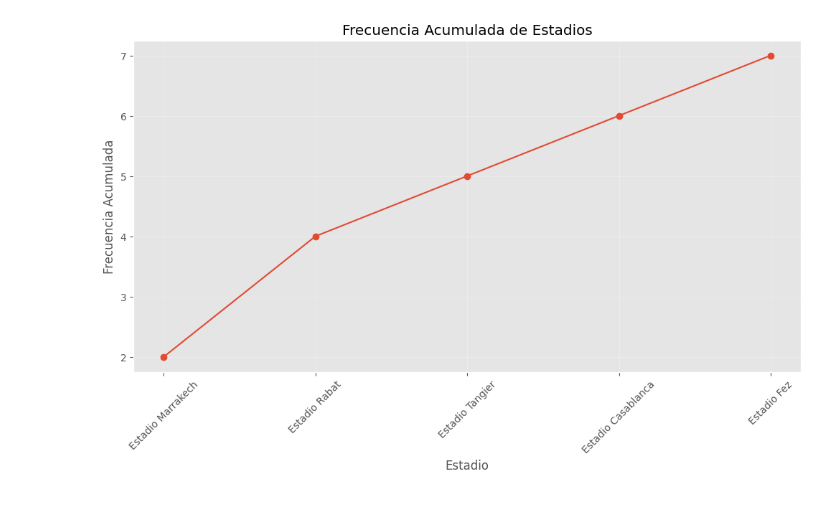
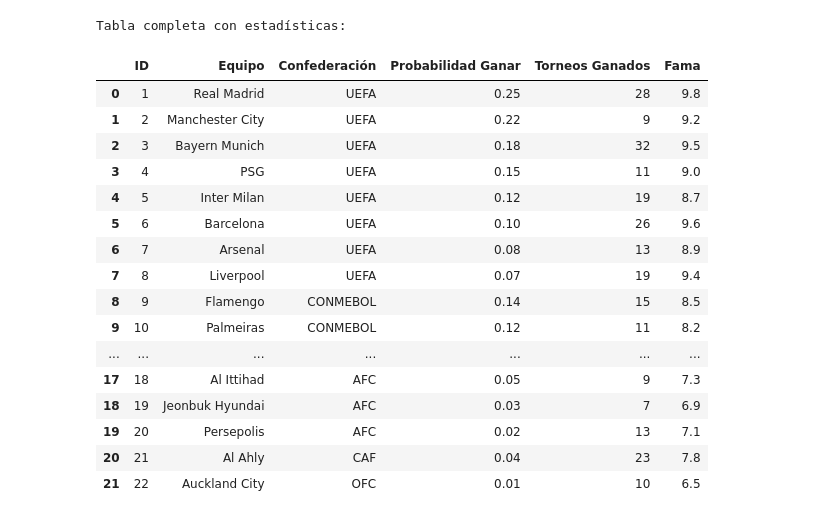
Before and after one commit to FerGonzaga/Act2_TabFrec, a Jupyter notebook: Edwin_Tabla_Cualitativa.ipynb, the cells around one changed output. Saved outputs shown, nothing was run; the diff lists cells and outputs as text; code cells hidden in the pictures.

Commit message:
se restauraron los datos

```diff
--- a/Edwin_Tabla_Cualitativa.ipynb
+++ b/Edwin_Tabla_Cualitativa.ipynb
@@ -101,12 +1,63 @@ plt.show()
-# %%
-freq_acum = df['Estadio'].value_counts().cumsum()
-plt.figure(figsize=(12, 6))
-plt.plot(freq_acum.index, freq_acum.values, marker='o', linestyle='-')
-plt.title('Frecuencia Acumulada de Estadios')
-plt.xlabel('Estadio')
-plt.ylabel('Frecuencia Acumulada')
-plt.xticks(rotation=45)
-plt.grid(True, alpha=0.3)
-plt.show()
-# %% [output]
-[figure, removed]
+# %%
+import pandas as pd
+import numpy as np
+
+# Datos actualizados con estadísticas adicionales
+data = [
+    # UEFA (Europa) - 8 equipos
+    {'ID': 1, 'Equipo': 'Real Madrid', 'Confederación': 'UEFA', 'Probabilidad Ganar': 0.25, 'Torneos Ganados': 28, 'Fama': 9.8},
+    {'ID': 2, 'Equipo': 'Manchester City', 'Confederación': 'UEFA', 'Probabilidad Ganar': 0.22, 'Torneos Ganados': 9, 'Fama': 9.2},
+    {'ID': 3, 'Equipo': 'Bayern Munich', 'Confederación': 'UEFA', 'Probabilidad Ganar': 0.18, 'Torneos Ganados': 32, 'Fama': 9.5},
+    {'ID': 4, 'Equipo': 'PSG', 'Confederación': 'UEFA', 'Probabilidad Ganar': 0.15, 'Torneos Ganados': 11, 'Fama': 9.0},
+    {'ID': 5, 'Equipo': 'Inter Milan', 'Confederación': 'UEFA', 'Probabilidad Ganar': 0.12, 'Torneos Ganados': 19, 'Fama': 8.7},
+    {'ID': 6, 'Equipo': 'Barcelona', 'Confederación': 'UEFA', 'Probabilidad Ganar': 0.10, 'Torneos Ganados': 26, 'Fama': 9.6},
+    {'ID': 7, 'Equipo': 'Arsenal', 'Confederación': 'UEFA', 'Probabilidad Ganar': 0.08, 'Torneos Ganados': 13, 'Fama': 8.9},
+    {'ID': 8, 'Equipo': 'Liverpool', 'Confederación': 'UEFA', 'Probabilidad Ganar': 0.07, 'Torneos Ganados': 19, 'Fama': 9.4},
+
+    # CONMEBOL (Sudamérica) - 4 equipos
+    {'ID': 9, 'Equipo': 'Flamengo', 'Confederación': 'CONMEBOL', 'Probabilidad Ganar': 0.14, 'Torneos Ganados': 15, 'Fama': 8.5},
+    {'ID': 10, 'Equipo': 'Palmeiras', 'Confederación': 'CONMEBOL', 'Probabilidad Ganar': 0.12, 'Torneos Ganados': 11, 'Fama': 8.2},
+    {'ID': 11, 'Equipo': 'River Plate', 'Confederación': 'CONMEBOL', 'Probabilidad Ganar': 0.10, 'Torneos Ganados': 18, 'Fama': 8.7},
+    {'ID': 12, 'Equipo': 'Boca Juniors', 'Confederación': 'CONMEBOL', 'Probabilidad Ganar': 0.09, 'Torneos Ganados': 22, 'Fama': 8.8},
+
+    # CONCACAF (Norteamérica) - 3 equipos
+    {'ID': 13, 'Equipo': 'Seattle Sounders', 'Confederación': 'CONCACAF', 'Probabilidad Ganar': 0.05, 'Torneos Ganados': 2, 'Fama': 7.0},
+    {'ID': 14, 'Equipo': 'León', 'Confederación': 'CONCACAF', 'Probabilidad Ganar': 0.04, 'Torneos Ganados': 8, 'Fama': 6.8},
+    {'ID': 15, 'Equipo': 'LAFC', 'Confederación': 'CONCACAF', 'Probabilidad Ganar': 0.03, 'Torneos Ganados': 1, 'Fama': 7.2},
+
+    # AFC (Asia) - 5 equipos
+    {'ID': 16, 'Equipo': 'Al Hilal', 'Confederación': 'AFC', 'Probabilidad Ganar': 0.06, 'Torneos Ganados': 17, 'Fama': 7.5},
+    {'ID': 17, 'Equipo': 'Urawa Red Diamonds', 'Confederación': 'AFC', 'Probabilidad Ganar': 0.04, 'Torneos Ganados': 8, 'Fama': 7.0},
+    {'ID': 18, 'Equipo': 'Al Ittihad', 'Confederación': 'AFC', 'Probabilidad Ganar': 0.05, 'Torneos Ganados': 9, 'Fama': 7.3},
+    {'ID': 19, 'Equipo': 'Jeonbuk Hyundai', 'Confederación': 'AFC', 'Probabilidad Ganar': 0.03, 'Torneos Ganados': 7, 'Fama': 6.9},
+    {'ID': 20, 'Equipo': 'Persepolis', 'Confederación': 'AFC', 'Probabilidad Ganar': 0.02, 'Torneos Ganados': 13, 'Fama': 7.1},
+
+    # CAF (África) - 1 equipo
+    {'ID': 21, 'Equipo': 'Al Ahly', 'Confederación': 'CAF', 'Probabilidad Ganar': 0.04, 'Torneos Ganados': 23, 'Fama': 7.8},
+
+    # OFC (Oceanía) - 1 equipo
+    {'ID': 22, 'Equipo': 'Auckland City', 'Confederación': 'OFC', 'Probabilidad Ganar': 0.01, 'Torneos Ganados': 10, 'Fama': 6.5}
+]
+
+df = pd.DataFrame(data)
+print("Tabla completa con estadísticas:")
+display(df)
+# %% [output]
+Tabla completa con estadísticas:
+|  | ID | Equipo | Confederación | Probabilidad Ganar | Torneos Ganados | Fama |
+| 0 | 1 | Real Madrid | UEFA | 0.25 | 28 | 9.8 |
+| 1 | 2 | Manchester City | UEFA | 0.22 | 9 | 9.2 |
+| 2 | 3 | Bayern Munich | UEFA | 0.18 | 32 | 9.5 |
+| 3 | 4 | PSG | UEFA | 0.15 | 11 | 9.0 |
+| 4 | 5 | Inter Milan | UEFA | 0.12 | 19 | 8.7 |
+| 5 | 6 | Barcelona | UEFA | 0.10 | 26 | 9.6 |
+| 6 | 7 | Arsenal | UEFA | 0.08 | 13 | 8.9 |
+| 7 | 8 | Liverpool | UEFA | 0.07 | 19 | 9.4 |
+| 8 | 9 | Flamengo | CONMEBOL | 0.14 | 15 | 8.5 |
+| 9 | 10 | Palmeiras | CONMEBOL | 0.12 | 11 | 8.2 |
+| ... | ... | ... | ... | ... | ... | ... |
+| 17 | 18 | Al Ittihad | AFC | 0.05 | 9 | 7.3 |
+| 18 | 19 | Jeonbuk Hyundai | AFC | 0.03 | 7 | 6.9 |
+| 19 | 20 | Persepolis | AFC | 0.02 | 13 | 7.1 |
+| 20 | 21 | Al Ahly | CAF | 0.04 | 23 | 7.8 |
+| 21 | 22 | Auckland City | OFC | 0.01 | 10 | 6.5 |
```
Also changed, not shown: parts of 11 cells of this notebook.
